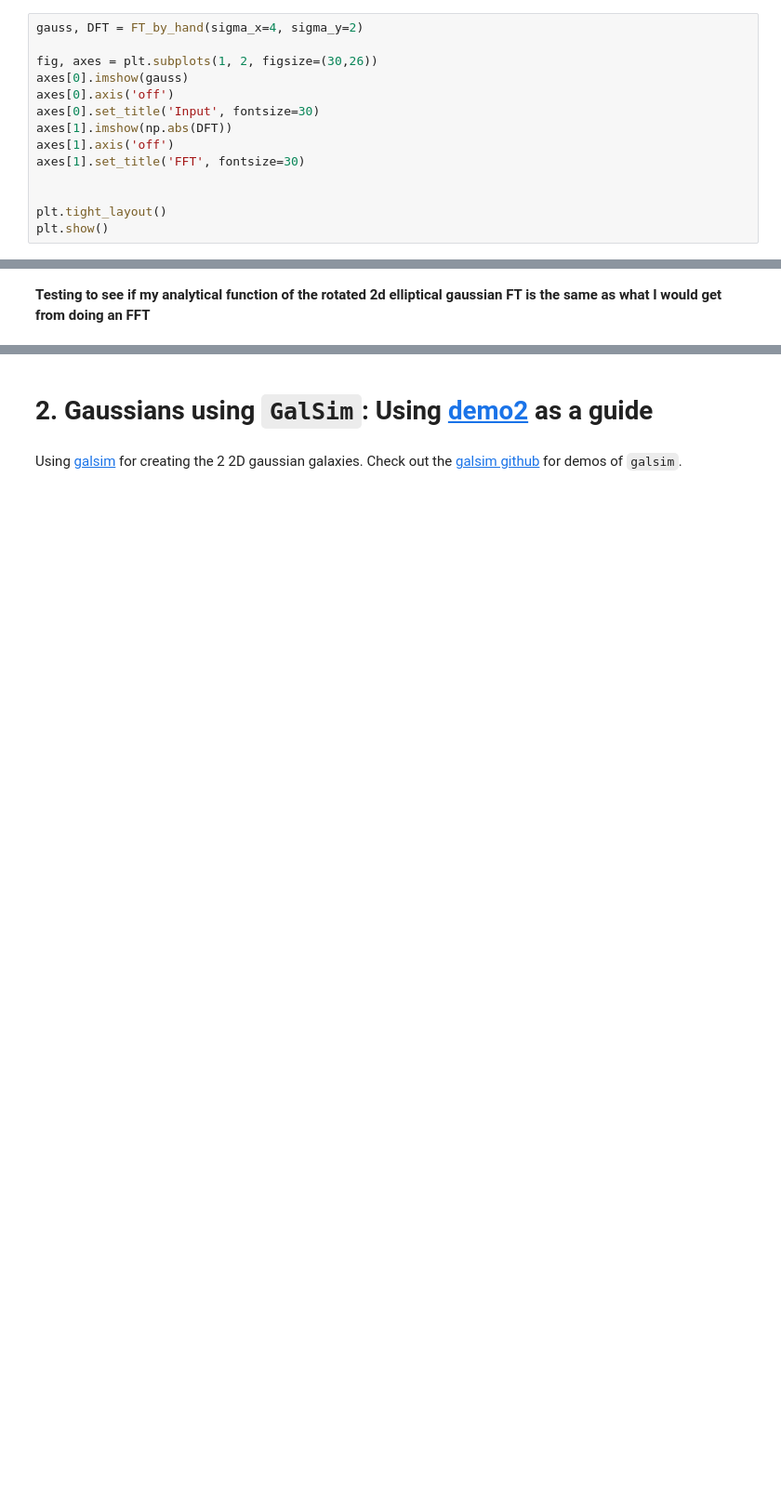
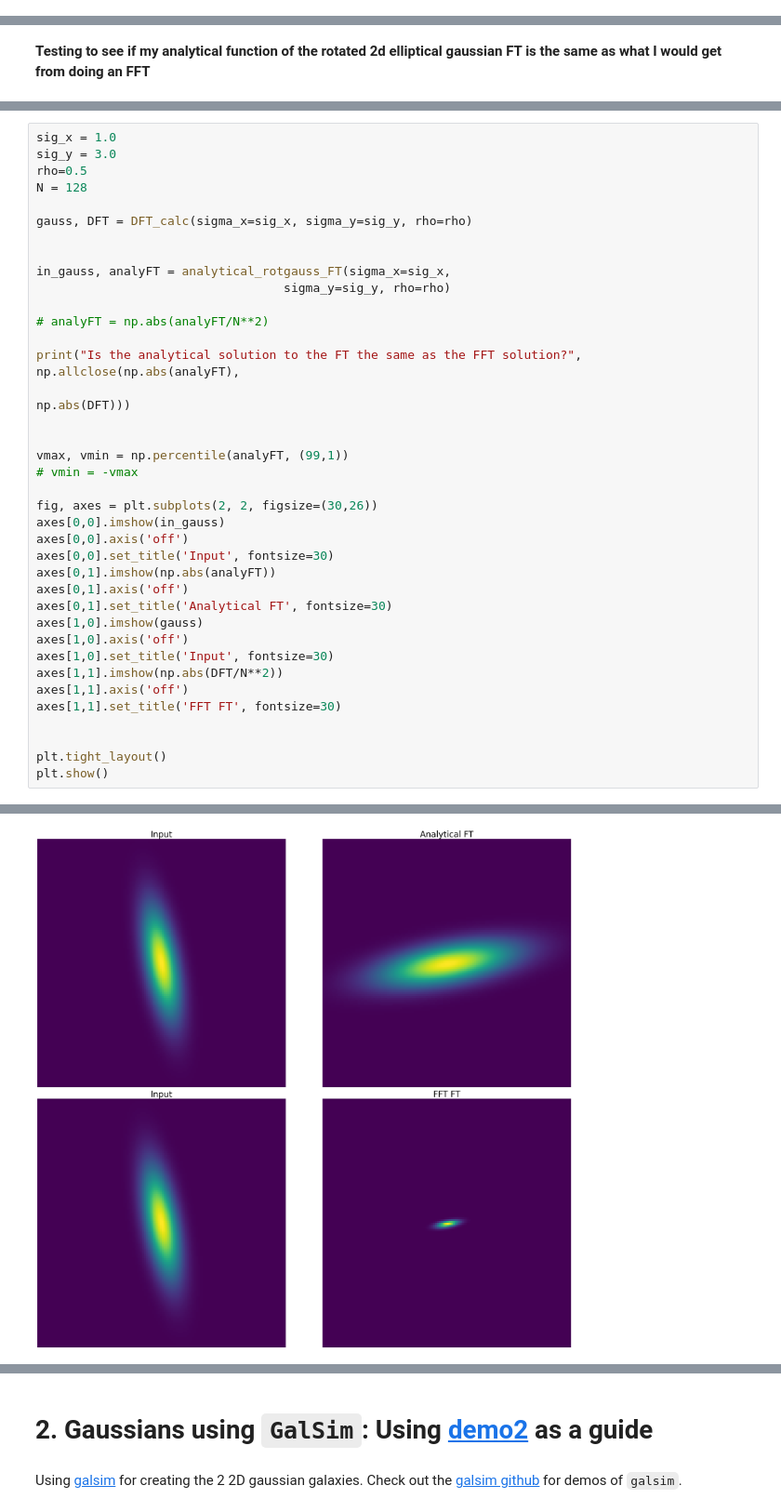
Before and after one commit to MatthewDowicz/Blending, a Jupyter notebook: 04_FT_of_gaussians.ipynb, the cells around one changed output, grey strips where cells are left out. Shown at 93% size. Cells and saved outputs as stored; diff of their text form; blank space fills up the shorter version.

```diff
--- a/04_FT_of_gaussians.ipynb
+++ b/04_FT_of_gaussians.ipynb
@@ -231,14 +308,0 @@ plt.show()
-# %%
-gauss, DFT = FT_by_hand(sigma_x=4, sigma_y=2)
-
-fig, axes = plt.subplots(1, 2, figsize=(30,26))
-axes[0].imshow(gauss)
-axes[0].axis('off')
-axes[0].set_title('Input', fontsize=30)
-axes[1].imshow(np.abs(DFT))
-axes[1].axis('off')
-axes[1].set_title('FFT', fontsize=30)
-
-
-plt.tight_layout()
-plt.show()
@@ -412,0 +350,39 @@ def analytical_rotgauss_FT(sigma_x=1.0,
+# %%
+sig_x = 1.0
+sig_y = 3.0
+rho=0.5
+N = 128
+
+gauss, DFT = DFT_calc(sigma_x=sig_x, sigma_y=sig_y, rho=rho)
+
+
+in_gauss, analyFT = analytical_rotgauss_FT(sigma_x=sig_x,
+                                  sigma_y=sig_y, rho=rho)
+
+# analyFT = np.abs(analyFT/N**2)
+
+print("Is the analytical solution to the FT the same as the FFT solution?", np.allclose(np.abs(analyFT),
+                                                                                        np.abs(DFT)))
+
+
+vmax, vmin = np.percentile(analyFT, (99,1))
+# vmin = -vmax
+
+fig, axes = plt.subplots(2, 2, figsize=(30,26))
+axes[0,0].imshow(in_gauss)
+axes[0,0].axis('off')
+axes[0,0].set_title('Input', fontsize=30)
+axes[0,1].imshow(np.abs(analyFT))
+axes[0,1].axis('off')
+axes[0,1].set_title('Analytical FT', fontsize=30)
+axes[1,0].imshow(gauss)
+axes[1,0].axis('off')
+axes[1,0].set_title('Input', fontsize=30)
+axes[1,1].imshow(np.abs(DFT/N**2))
+axes[1,1].axis('off')
+axes[1,1].set_title('FFT FT', fontsize=30)
+
+
+plt.tight_layout()
+plt.show()
+# %% [output]
@@ -412,0 +390 @@ def analytical_rotgauss_FT(sigma_x=1.0,
+[figure, added]
```
Also changed, not shown: parts of 51 cells of this notebook.
